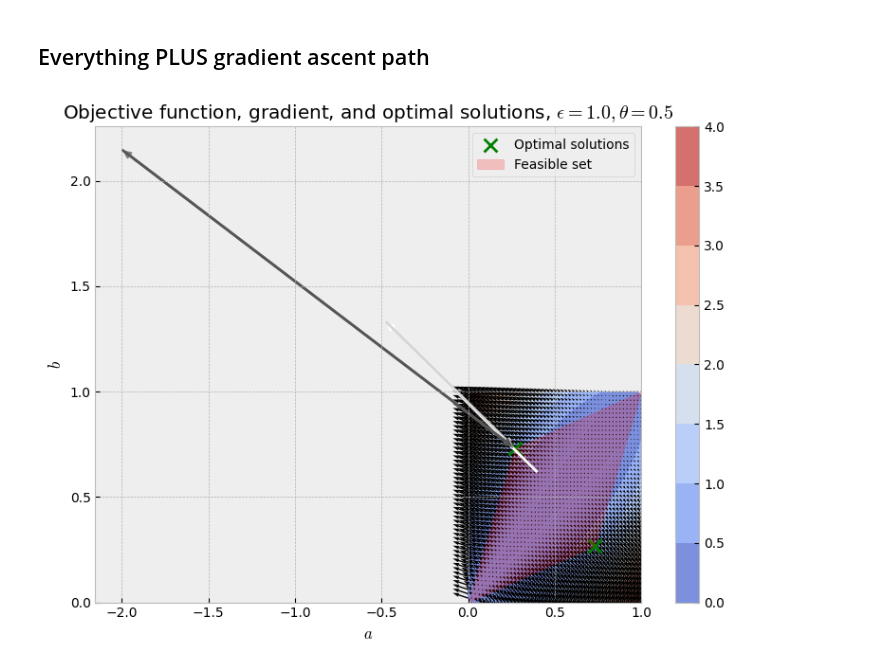
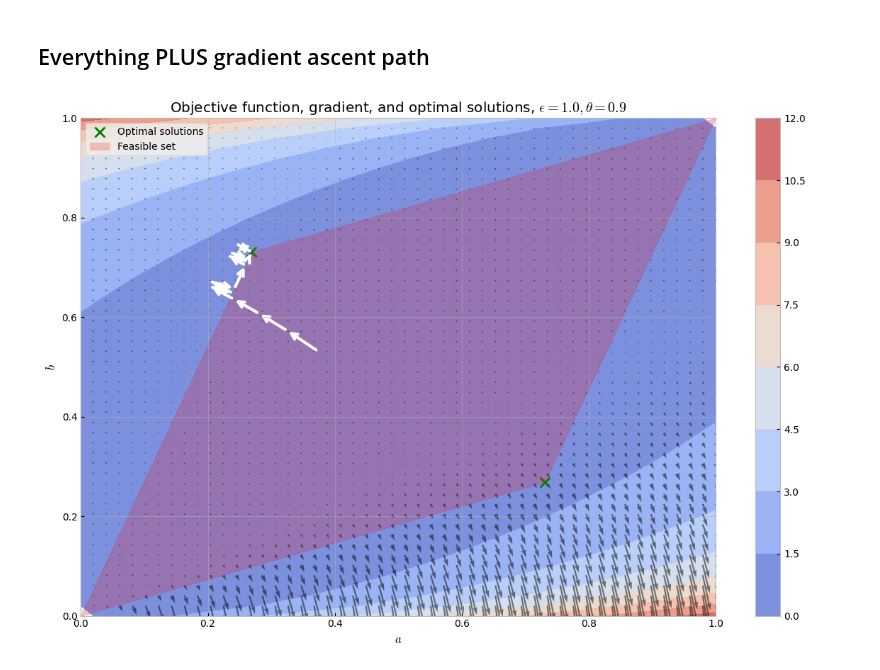
Before and after one commit to MatejVe/locally_efficient_differential_privacy, a Jupyter notebook: thesis_visualization.ipynb, the cells around one changed output. Drawn from its saved outputs; the diff is of its cells as text; code cells hidden in the pictures.

```diff
--- a/thesis_visualization.ipynb
+++ b/thesis_visualization.ipynb
@@ -114,7 +123,7 @@ plt.show()
 ## Everything PLUS gradient ascent path
 # %%
 N = 1
-THETA = 0.5
+THETA = 0.9
 EPSILON = 1.0
 
 p_theta = binom.pmf(np.arange(N + 1), N, THETA)
@@ -144,35 +153,36 @@ fishers = np.array(fishers).reshape((NVALS, NVALS), order="F")
 opt_solutions, _, _ = binom_optimal_privacy(LinearSolver(), N, EPSILON, THETA)
 xs = opt_solutions[:, 0]
 ys = opt_solutions[:, 1]
 
 _, _, history = binom_optimal_privacy(PGAWithEdgeTraversal(), N, EPSILON, THETA)
 all_history = np.array(history)
 
-colors = plt.cm.binary(np.linspace(0, 1, len(all_history)))
-fig, ax = plt.subplots(figsize=(8, 6))
+#colors = plt.cm.binary(np.linspace(0, 1, len(all_history)))
+fig, ax = plt.subplots(figsize=(12, 8))
 
 plt.contourf(a_vals, b_vals, fishers, cmap="coolwarm", alpha=0.7)
 plt.colorbar()
 
-plt.quiver(a_vals, b_vals, grads_a, grads_b, cmap="coolwarm")
+plt.quiver(a_vals, b_vals, grads_a, grads_b, cmap="coolwarm", alpha=0.5)
 plt.xlabel("$a$")
 plt.ylabel("$b$")
 plt.scatter(xs, ys, color="green", label="Optimal solutions", marker="x", s=100)
 ax.fill_between(
     x=[0, (1 - np.exp(-EPSILON)) / (np.exp(EPSILON) - np.exp(-EPSILON)), (1 - np.exp(EPSILON)) / (np.exp(-EPSILON) - np.exp(EPSILON)), 1],
     y1=[0, (np.exp(EPSILON) - 1) / (np.exp(EPSILON) - np.exp(-EPSILON)), 1 - np.exp(-EPSILON) + (np.exp(-EPSILON) - 1) / (np.exp(-EPSILON) - np.exp(EPSILON)), 1],
     y2=[0, (1 - np.exp(-EPSILON)) / (np.exp(2*EPSILON) - 1), (np.exp(-EPSILON) - 1) / (np.exp(-EPSILON) - np.exp(EPSILON)), 1],
     label="Feasible set",
     color="red",
     alpha=0.2
 )
 for i in range(len(all_history) - 1):
     arrow = FancyArrowPatch((all_history[i,0,0], all_history[i,0,1]), (all_history[i+1,0,0], all_history[i+1,0,1]),
-                             color=colors[i], arrowstyle='->', mutation_scale=10, linewidth=2)
+                             color="white", arrowstyle='->', mutation_scale=15, linewidth=3)
     ax.add_patch(arrow)
 plt.legend()
 plt.title(fr"Objective function, gradient, and optimal solutions, $\epsilon = {EPSILON}, \theta = {THETA}$")
 plt.tight_layout()
+plt.savefig("figures/sample_ascent_path")
 plt.show()
 # %% [output]
-[figure, old version]
+[figure, new version]
```
Also changed, not shown: parts of 1 cell of this notebook, 6 other files.
